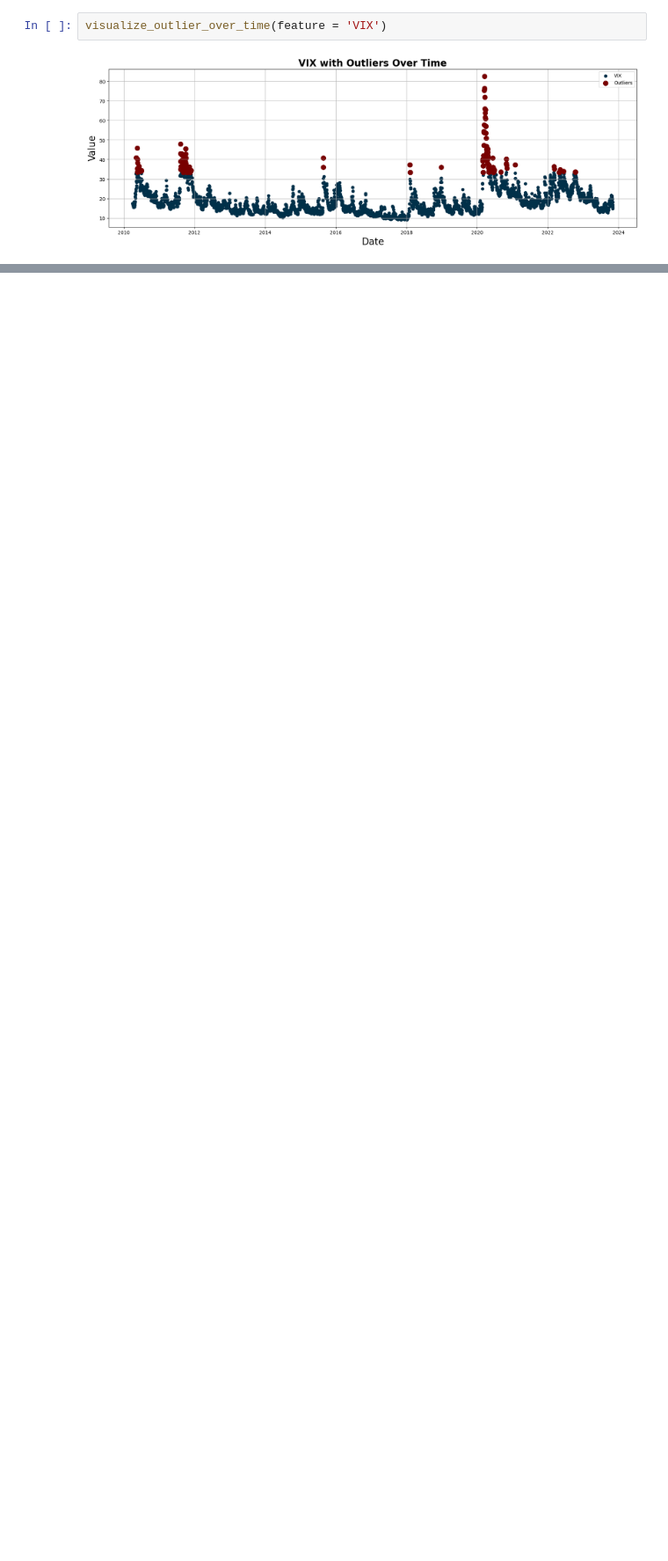
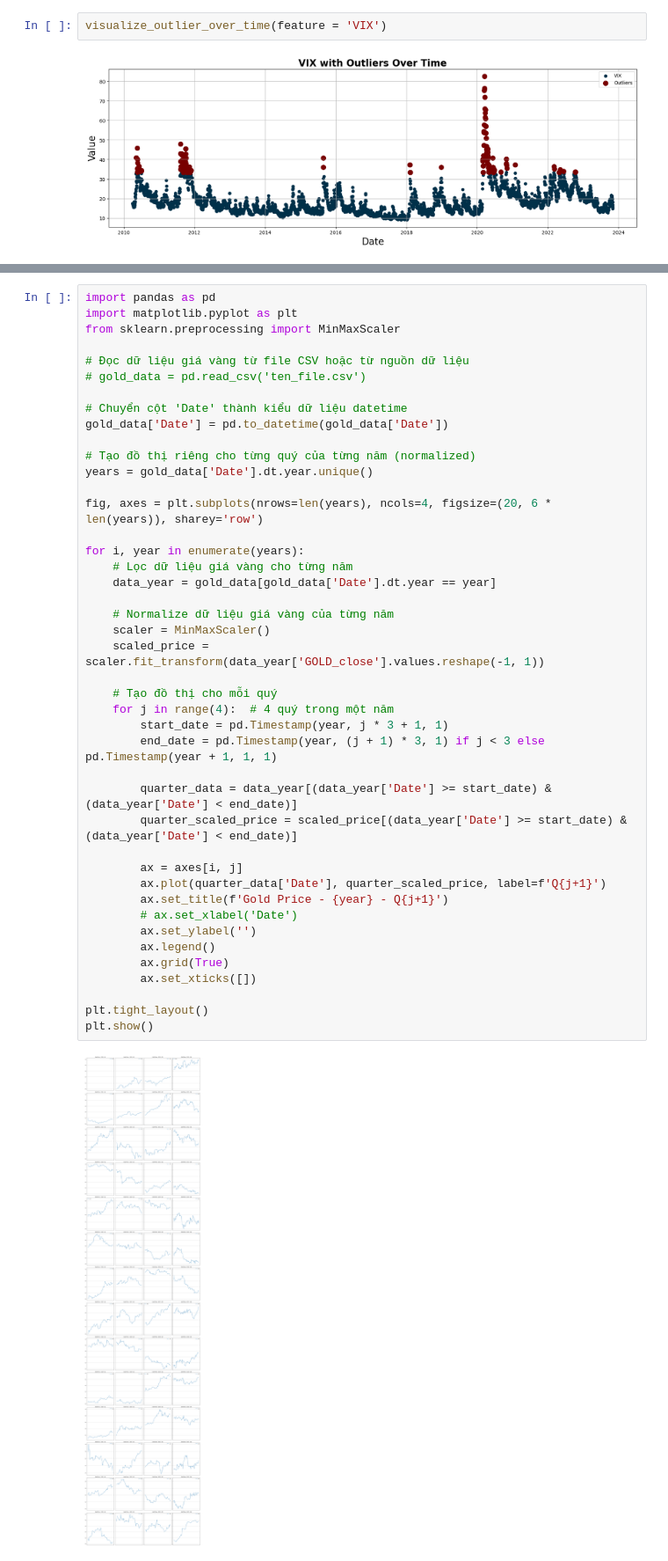
Before and after one commit to lavibula/GoldPricePrediction, a Jupyter notebook: data/EDA/TimeSeriesAnalysis2.ipynb, the cells around one changed output, grey strips where cells are left out. Shown at 88% size. Saved outputs shown, nothing was run; the diff lists cells and outputs as text; blank space fills up the shorter version.

```diff
--- a/data/EDA/TimeSeriesAnalysis2.ipynb
+++ b/data/EDA/TimeSeriesAnalysis2.ipynb
@@ -263,0 +326,45 @@ visualize_outlier_over_time(feature = 'VIX')
+# %%
+import pandas as pd
+import matplotlib.pyplot as plt
+from sklearn.preprocessing import MinMaxScaler
+
+# Đọc dữ liệu giá vàng từ file CSV hoặc từ nguồn dữ liệu
+# gold_data = pd.read_csv('ten_file.csv')
+
+# Chuyển cột 'Date' thành kiểu dữ liệu datetime
+gold_data['Date'] = pd.to_datetime(gold_data['Date'])
+
+# Tạo đồ thị riêng cho từng quý của từng năm (normalized)
+years = gold_data['Date'].dt.year.unique()
+
+fig, axes = plt.subplots(nrows=len(years), ncols=4, figsize=(20, 6 * len(years)), sharey='row')
+
+for i, year in enumerate(years):
+    # Lọc dữ liệu giá vàng cho từng năm
+    data_year = gold_data[gold_data['Date'].dt.year == year]
+
+    # Normalize dữ liệu giá vàng của từng năm
+    scaler = MinMaxScaler()
+    scaled_price = scaler.fit_transform(data_year['GOLD_close'].values.reshape(-1, 1))
+
+    # Tạo đồ thị cho mỗi quý
+    for j in range(4):  # 4 quý trong một năm
+        start_date = pd.Timestamp(year, j * 3 + 1, 1)
+        end_date = pd.Timestamp(year, (j + 1) * 3, 1) if j < 3 else pd.Timestamp(year + 1, 1, 1)
+
+        quarter_data = data_year[(data_year['Date'] >= start_date) & (data_year['Date'] < end_date)]
+        quarter_scaled_price = scaled_price[(data_year['Date'] >= start_date) & (data_year['Date'] < end_date)]
+
+        ax = axes[i, j]
+        ax.plot(quarter_data['Date'], quarter_scaled_price, label=f'Q{j+1}')
+        ax.set_title(f'Gold Price - {year} - Q{j+1}')
+        # ax.set_xlabel('Date')
+        ax.set_ylabel('')
+        ax.legend()
+        ax.grid(True)
+        ax.set_xticks([])
+
+plt.tight_layout()
+plt.show()
+# %% [output]
+[figure, added]
```
Also changed, not shown: parts of 14 cells of this notebook.
